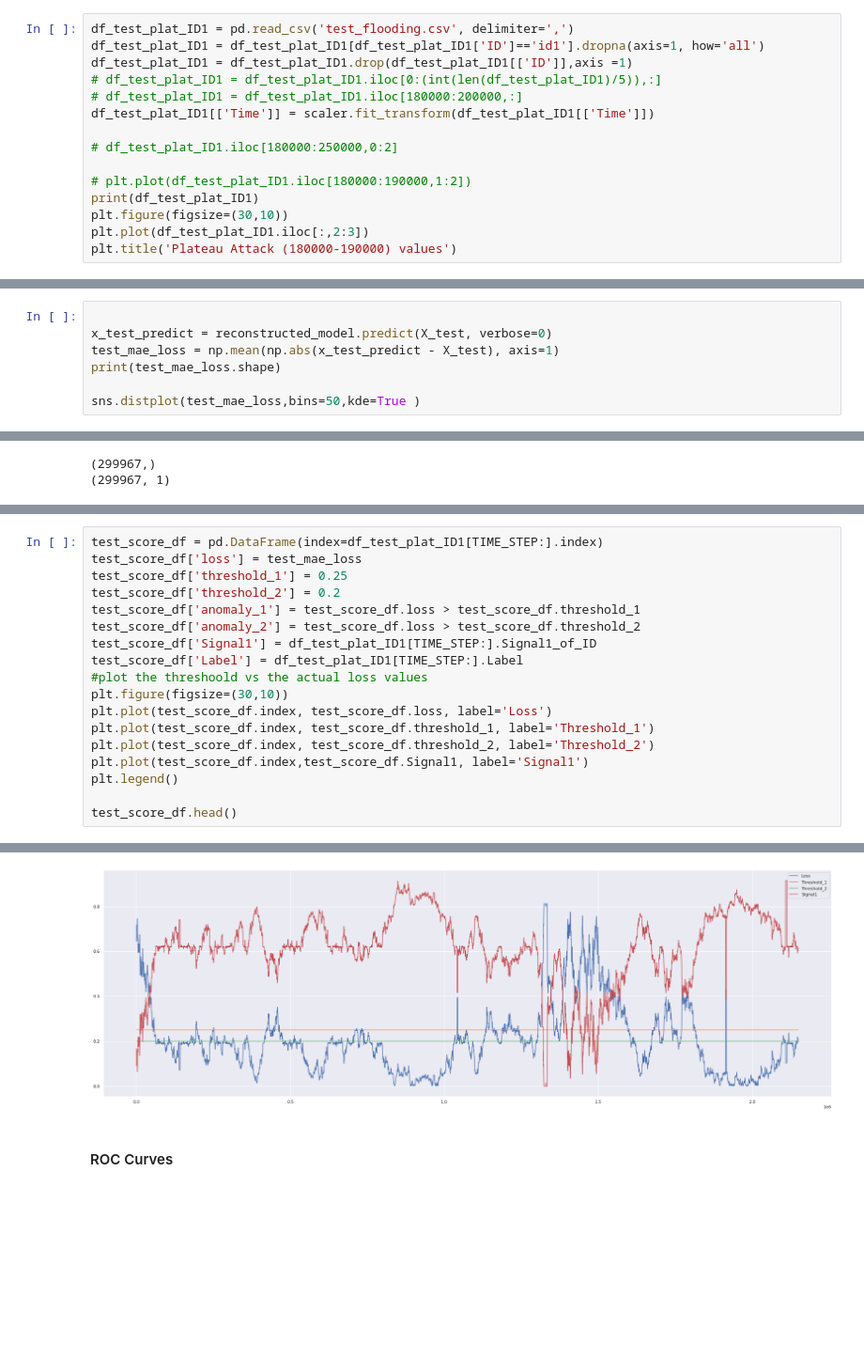
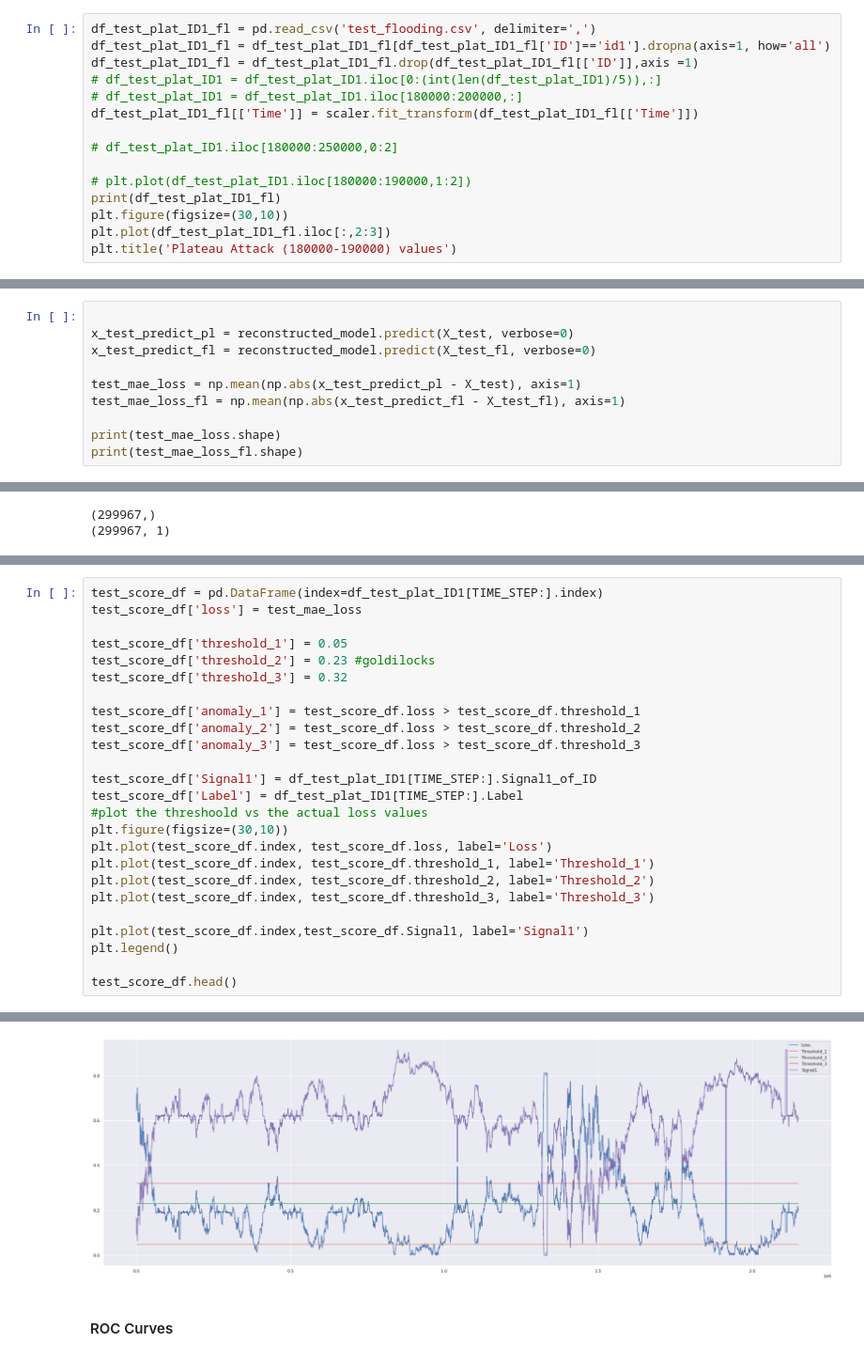
Before and after one commit to abdul2k10023/ML_CAN_IDS, a Jupyter notebook: new.ipynb, the cells around one changed output, grey strips where cells are left out. Shown at 94% size. Drawn from its saved outputs; the diff is of its cells as text; blank space fills up the shorter version.

```diff
--- a/new.ipynb
+++ b/new.ipynb
@@ -109,19 +109,19 @@ plt.title('Plateau Attack (180000-190000) values')
 Text(0.5, 1.0, 'Plateau Attack (180000-190000) values')
 [figure]
 # %%
-df_test_plat_ID1 = pd.read_csv('test_flooding.csv', delimiter=',')
-df_test_plat_ID1 = df_test_plat_ID1[df_test_plat_ID1['ID']=='id1'].dropna(axis=1, how='all')
-df_test_plat_ID1 = df_test_plat_ID1.drop(df_test_plat_ID1[['ID']],axis =1)
+df_test_plat_ID1_fl = pd.read_csv('test_flooding.csv', delimiter=',')
+df_test_plat_ID1_fl = df_test_plat_ID1_fl[df_test_plat_ID1_fl['ID']=='id1'].dropna(axis=1, how='all')
+df_test_plat_ID1_fl = df_test_plat_ID1_fl.drop(df_test_plat_ID1_fl[['ID']],axis =1)
 # df_test_plat_ID1 = df_test_plat_ID1.iloc[0:(int(len(df_test_plat_ID1)/5)),:]
 # df_test_plat_ID1 = df_test_plat_ID1.iloc[180000:200000,:]
-df_test_plat_ID1[['Time']] = scaler.fit_transform(df_test_plat_ID1[['Time']])
+df_test_plat_ID1_fl[['Time']] = scaler.fit_transform(df_test_plat_ID1_fl[['Time']])
 
 # df_test_plat_ID1.iloc[180000:250000,0:2]
 
 # plt.plot(df_test_plat_ID1.iloc[180000:190000,1:2])
-print(df_test_plat_ID1)
+print(df_test_plat_ID1_fl)
 plt.figure(figsize=(30,10))
-plt.plot(df_test_plat_ID1.iloc[:,2:3])
+plt.plot(df_test_plat_ID1_fl.iloc[:,2:3])
 plt.title('Plateau Attack (180000-190000) values')
 # %% [output]
          Label      Time  Signal1_of_ID  Signal2_of_ID
@@ -246,10 +247,13 @@ plt.savefig('training_loss.png')
 ### Test Reconstruction errors
 # %%
 
-x_test_predict = reconstructed_model.predict(X_test, verbose=0)
-test_mae_loss = np.mean(np.abs(x_test_predict - X_test), axis=1)
+x_test_predict_pl = reconstructed_model.predict(X_test, verbose=0)
+x_test_predict_fl = reconstructed_model.predict(X_test_fl, verbose=0)
+
+test_mae_loss = np.mean(np.abs(x_test_predict_pl - X_test), axis=1)
+test_mae_loss_fl = np.mean(np.abs(x_test_predict_fl - X_test_fl), axis=1)
+
 print(test_mae_loss.shape)
-
-sns.distplot(test_mae_loss,bins=50,kde=True )
+print(test_mae_loss_fl.shape)
 # %% [output]
 (299967, 1)
@@ -266,10 +309,15 @@ print(test_mae_loss.shape)
 # %%
 test_score_df = pd.DataFrame(index=df_test_plat_ID1[TIME_STEP:].index)
 test_score_df['loss'] = test_mae_loss
-test_score_df['threshold_1'] = 0.25
-test_score_df['threshold_2'] = 0.2
+
+test_score_df['threshold_1'] = 0.05
+test_score_df['threshold_2'] = 0.23 #goldilocks
+test_score_df['threshold_3'] = 0.32
+
 test_score_df['anomaly_1'] = test_score_df.loss > test_score_df.threshold_1
 test_score_df['anomaly_2'] = test_score_df.loss > test_score_df.threshold_2
+test_score_df['anomaly_3'] = test_score_df.loss > test_score_df.threshold_3
+
 test_score_df['Signal1'] = df_test_plat_ID1[TIME_STEP:].Signal1_of_ID
 test_score_df['Label'] = df_test_plat_ID1[TIME_STEP:].Label
 #plot the threshoold vs the actual loss values
@@ -277,6 +325,8 @@ plt.figure(figsize=(30,10))
 plt.plot(test_score_df.index, test_score_df.loss, label='Loss')
 plt.plot(test_score_df.index, test_score_df.threshold_1, label='Threshold_1')
 plt.plot(test_score_df.index, test_score_df.threshold_2, label='Threshold_2')
+plt.plot(test_score_df.index, test_score_df.threshold_3, label='Threshold_3')
+
 plt.plot(test_score_df.index,test_score_df.Signal1, label='Signal1')
 plt.legend()
 
@@ -291,4 +341,4 @@ test_score_df.head()
-[figure, old version]
+[figure, new version]
 # %% [markdown]
 #### ROC Curves
 # %%
```
Also changed, not shown: parts of 20 cells of this notebook.
